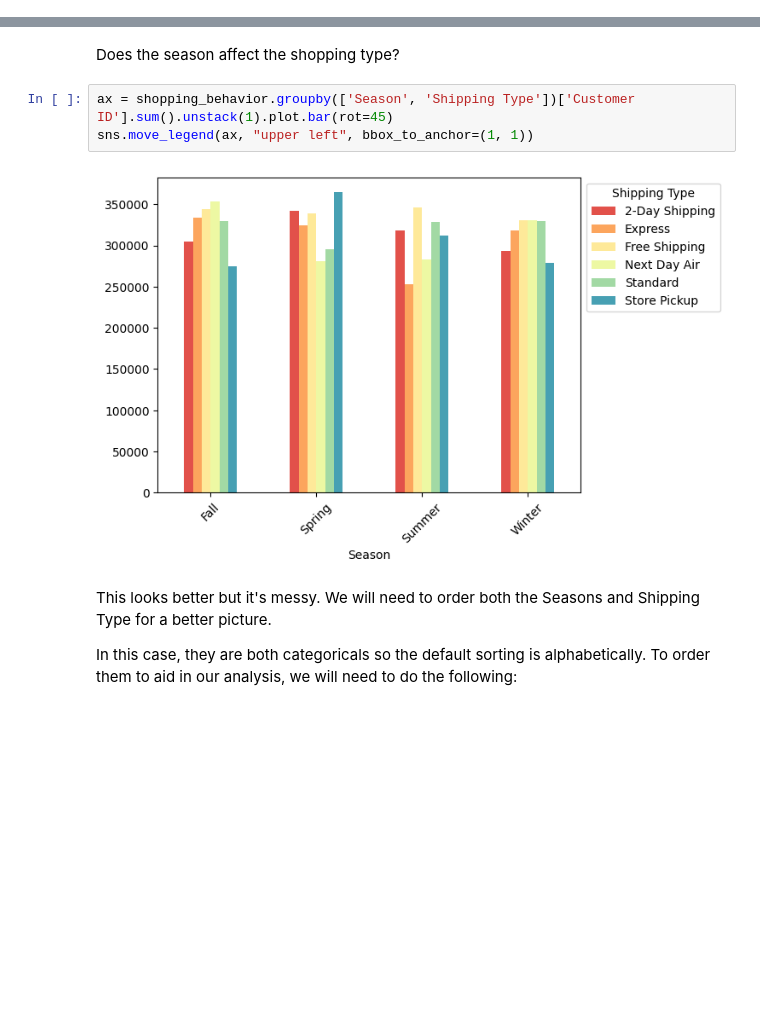
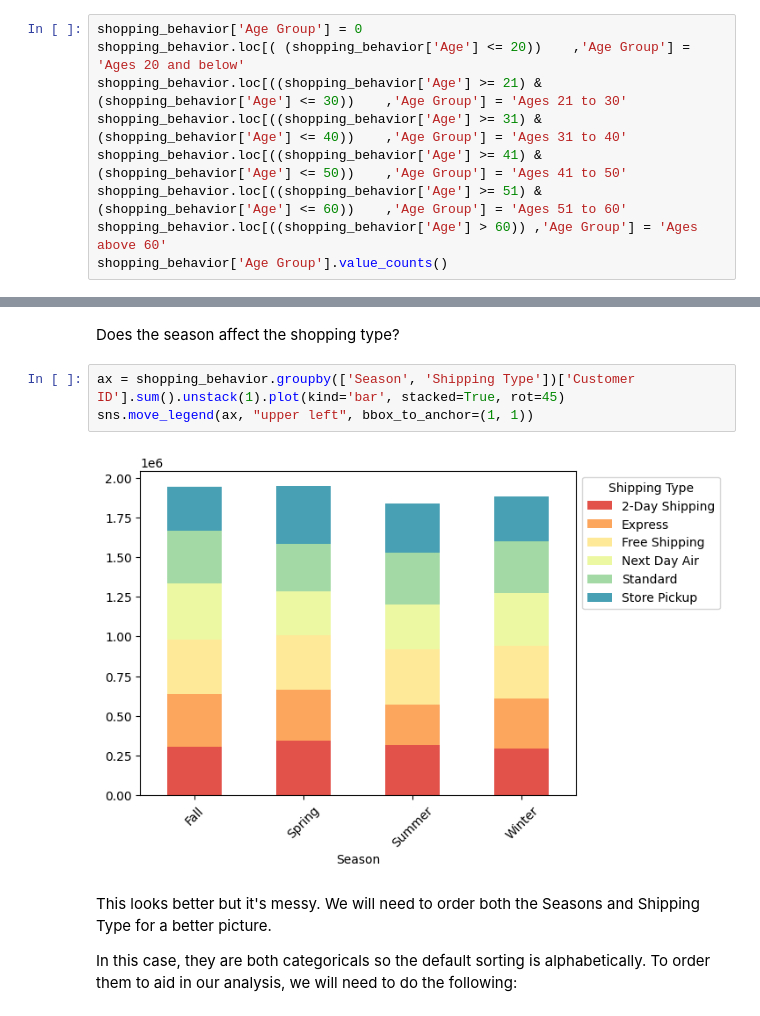
Before and after one commit to annabel-lee-x10/ecommerce-trends-visualization, a Jupyter notebook: ecommerce-trends-viz.ipynb, the cells around one changed output, grey strips where cells are left out. Saved outputs shown, nothing was run; the diff lists cells and outputs as text; blank space fills up the shorter version.

```diff
--- a/ecommerce-trends-viz.ipynb
+++ b/ecommerce-trends-viz.ipynb
@@ -124,0 +140,9 @@ We can conclude the payment methods are evenly distributed across the dataset.
+# %%
+shopping_behavior['Age Group'] = 0
+shopping_behavior.loc[( (shopping_behavior['Age'] <= 20))    ,'Age Group'] = 'Ages 20 and below'
+shopping_behavior.loc[((shopping_behavior['Age'] >= 21) & (shopping_behavior['Age'] <= 30))    ,'Age Group'] = 'Ages 21 to 30'
+shopping_behavior.loc[((shopping_behavior['Age'] >= 31) & (shopping_behavior['Age'] <= 40))    ,'Age Group'] = 'Ages 31 to 40'
+shopping_behavior.loc[((shopping_behavior['Age'] >= 41) & (shopping_behavior['Age'] <= 50))    ,'Age Group'] = 'Ages 41 to 50'
+shopping_behavior.loc[((shopping_behavior['Age'] >= 51) & (shopping_behavior['Age'] <= 60))    ,'Age Group'] = 'Ages 51 to 60'
+shopping_behavior.loc[((shopping_behavior['Age'] > 60)) ,'Age Group'] = 'Ages above 60'
+shopping_behavior['Age Group'].value_counts()
@@ -130,10 +177,10 @@ shopping_behavior['Shipping Type'].value_counts().plot(kind='bar')
 # %% [markdown]
 Does the season affect the shopping type?
 # %%
-ax = shopping_behavior.groupby(['Season', 'Shipping Type'])['Customer ID'].sum().unstack(1).plot.bar(rot=45)
+ax = shopping_behavior.groupby(['Season', 'Shipping Type'])['Customer ID'].sum().unstack(1).plot(kind='bar', stacked=True, rot=45)
 sns.move_legend(ax, "upper left", bbox_to_anchor=(1, 1))
 # %% [output]
-[figure, old version]
+[figure, new version]
 # %% [markdown]
 This looks better but it's messy. We will need to order both the Seasons and Shipping Type for a better picture.
 
```
Also changed, not shown: parts of 26 cells of this notebook.
